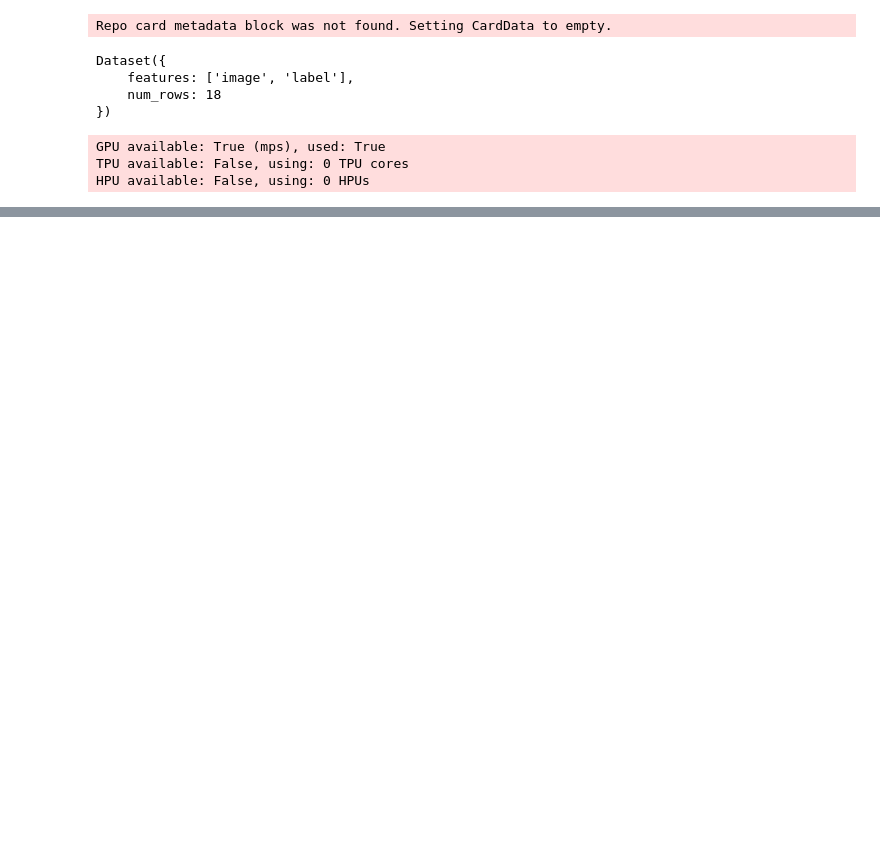
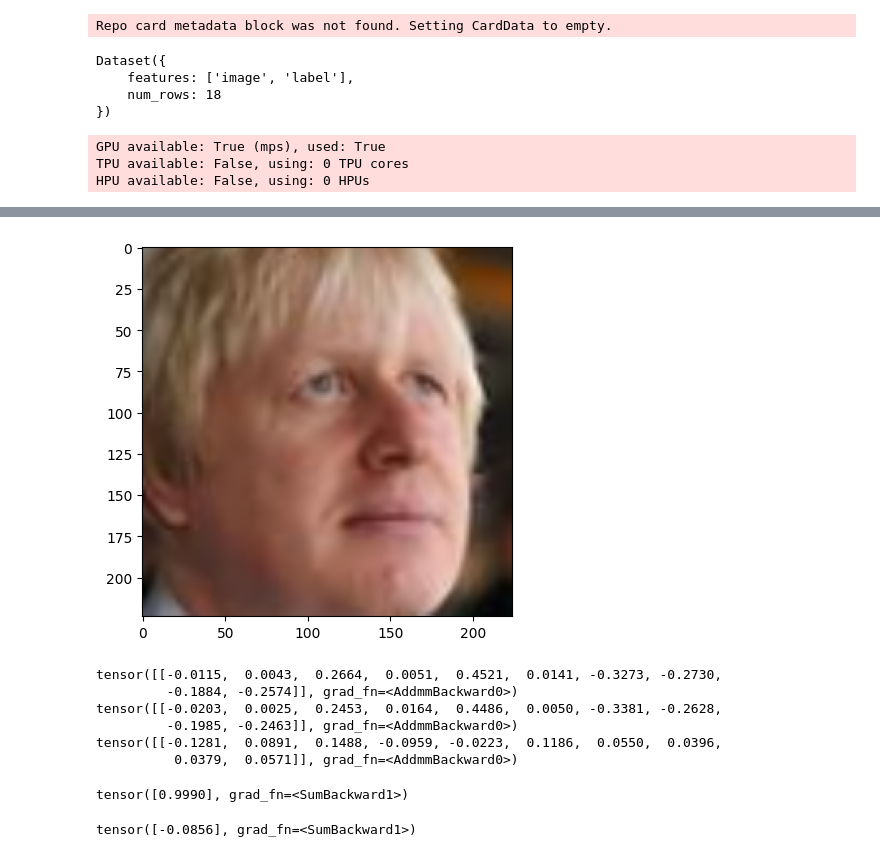
Before and after one commit to SuperrMurlocc/dlf-projekt, a Jupyter notebook: train_face_embedder.ipynb, the cells around one changed output, grey strips where cells are left out. Cells and saved outputs as stored; diff of their text form; code cells hidden in the pictures; blank space fills up the shorter version.

```diff
--- a/train_face_embedder.ipynb
+++ b/train_face_embedder.ipynb
@@ -41,0 +60,8 @@ TypeError: conv2d() received an invalid combination of arguments - got (str, Par
+# %%
+example = next(iter(train_loader))
+image3 = example['image']
+image3 = align_most_confident_face(image3)
+plt.imshow(einops.rearrange(image3, 'c h w -> h w c'))
+image3 = einops.rearrange(image3, 'c h w -> 1 c h w')
+# %% [output]
+[figure, added]
@@ -41,0 +72,11 @@ TypeError: conv2d() received an invalid combination of arguments - got (str, Par
+# %%
+print(boris_embedding)
+print(boris2_embedding)
+print(not_boris_embedding)
+# %% [output]
+tensor([[-0.0115,  0.0043,  0.2664,  0.0051,  0.4521,  0.0141, -0.3273, -0.2730,
+         -0.1884, -0.2574]], grad_fn=<AddmmBackward0>)
+tensor([[-0.0203,  0.0025,  0.2453,  0.0164,  0.4486,  0.0050, -0.3381, -0.2628,
+         -0.1985, -0.2463]], grad_fn=<AddmmBackward0>)
+tensor([[-0.1281,  0.0891,  0.1488, -0.0959, -0.0223,  0.1186,  0.0550,  0.0396,
+          0.0379,  0.0571]], grad_fn=<AddmmBackward0>)
@@ -41,0 +86,8 @@ TypeError: conv2d() received an invalid combination of arguments - got (str, Par
+# %%
+cosine_similarity(boris_embedding, boris2_embedding)
+# %% [output]
+tensor([0.9990], grad_fn=<SumBackward1>)
+# %%
+cosine_similarity(boris_embedding, not_boris_embedding)
+# %% [output]
+tensor([-0.0856], grad_fn=<SumBackward1>)
```
Also changed, not shown: parts of 8 cells of this notebook, 18 other files.
